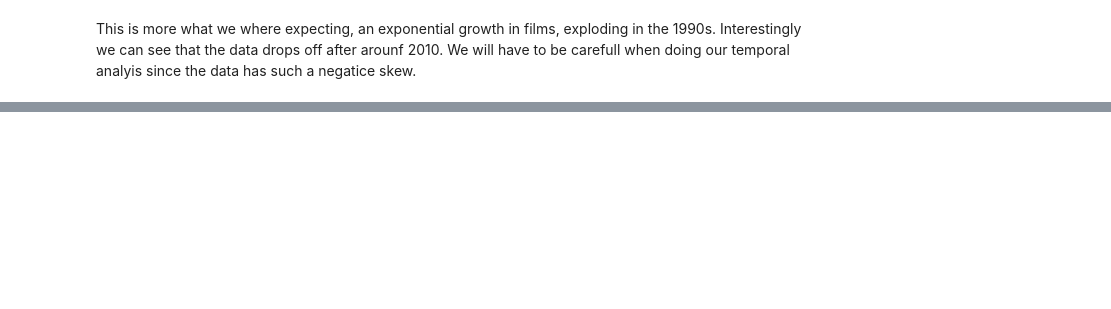
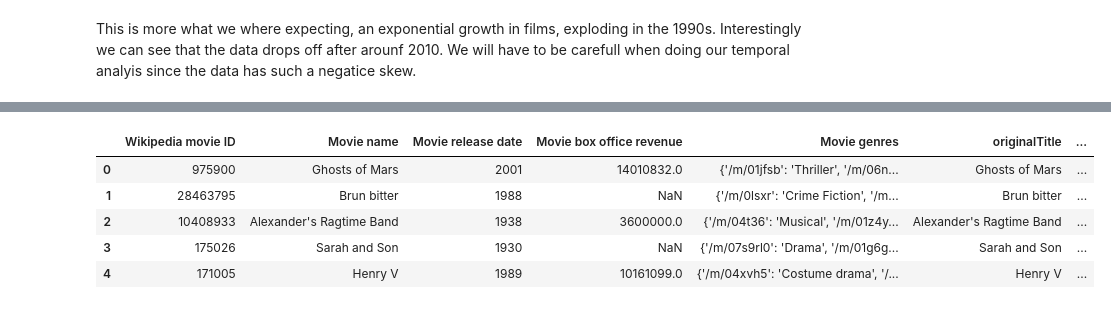
Before and after one commit to epfl-ada/ada-2023-project-dromadaire, a Jupyter notebook: P2.ipynb, the cells around one changed output, grey strips where cells are left out. Cells and saved outputs as stored; diff of their text form; code cells hidden in the pictures; blank space fills up the shorter version.

```diff
--- a/P2.ipynb
+++ b/P2.ipynb
@@ -226,0 +238,19 @@ This is more what we where expecting, an exponential growth in films, exploding
+# %%
+def get_top_actors(movies, imdb_principals, top_n=3):
+    imdb_principal_actors = imdb_principals.query('category == "actor" | category == "actress"')
+    imdb_principal_actors_valid = imdb_principal_actors[(imdb_principal_actors["IMDb_ID"].isin(movies["IMDb_ID"].values.tolist())) &
+                                                        (imdb_principal_actors["ordering"] <= top_n)]
+
+    movie_actors = []
+    bar = progressbar.ProgressBar(maxval=len(movies["IMDb_ID"])).start()
+    for idx, id in enumerate(movies["IMDb_ID"]):
+        tmp = imdb_principal_actors_valid.loc[imdb_principal_actors_valid["IMDb_ID"] == id][["ordering", "IMDb_actor_ID"]]
+        for _, row in tmp.iterrows():
+            movie_actors.append([id, row["IMDb_actor_ID"], row["ordering"]])
+        bar.update(idx)
+
+    movie_actors = pd.DataFrame(movie_actors, columns=['IMDb_ID', 'actor', 'ordering'])
+    return movie_actors
+# %%
+movie_actors = get_top_actors(movies, imdb_principals, 1)
+movie_actors.head()
@@ -226,0 +265,12 @@ This is more what we where expecting, an exponential growth in films, exploding
+# %%
+# creation of the DF only with valid actors
+
+movies = movies[movies["IMDb_ID"].isin(movie_actors["IMDb_ID"].unique().tolist())]
+movies.head()
+# %% [output]
+|  | Wikipedia movie ID | Movie name | Movie release date | Movie box office revenue | Movie genres | originalTitle | ... |
+| 0 | 975900 | Ghosts of Mars | 2001 | 14010832.0 | {'/m/01jfsb': 'Thriller', '/m/06n... | Ghosts of Mars | ... |
+| 1 | 28463795 | Brun bitter | 1988 | NaN | {'/m/0lsxr': 'Crime Fiction', '/m... | Brun bitter | ... |
+| 2 | 10408933 | Alexander's Ragtime Band | 1938 | 3600000.0 | {'/m/04t36': 'Musical', '/m/01z4y... | Alexander's Ragtime Band | ... |
+| 3 | 175026 | Sarah and Son | 1930 | NaN | {'/m/07s9rl0': 'Drama', '/m/01g6g... | Sarah and Son | ... |
+| 4 | 171005 | Henry V | 1989 | 10161099.0 | {'/m/04xvh5': 'Costume drama', '/... | Henry V | ... |
```
Also changed, not shown: parts of 11 cells of this notebook, 1 other file.
